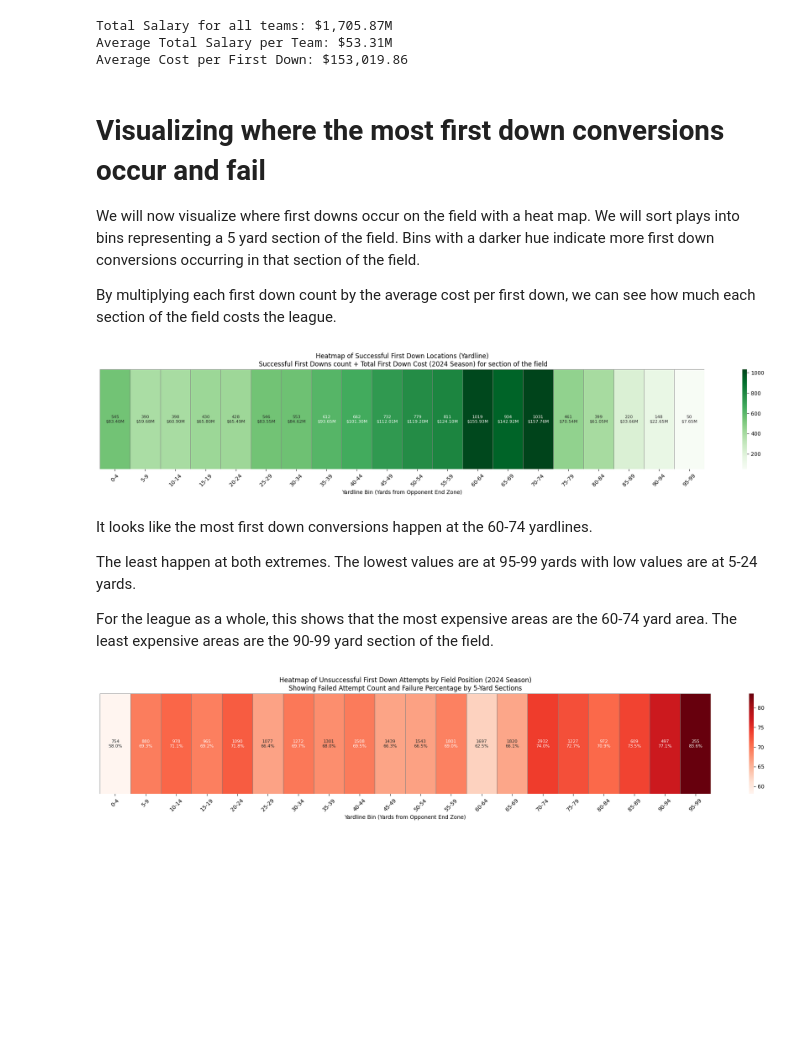
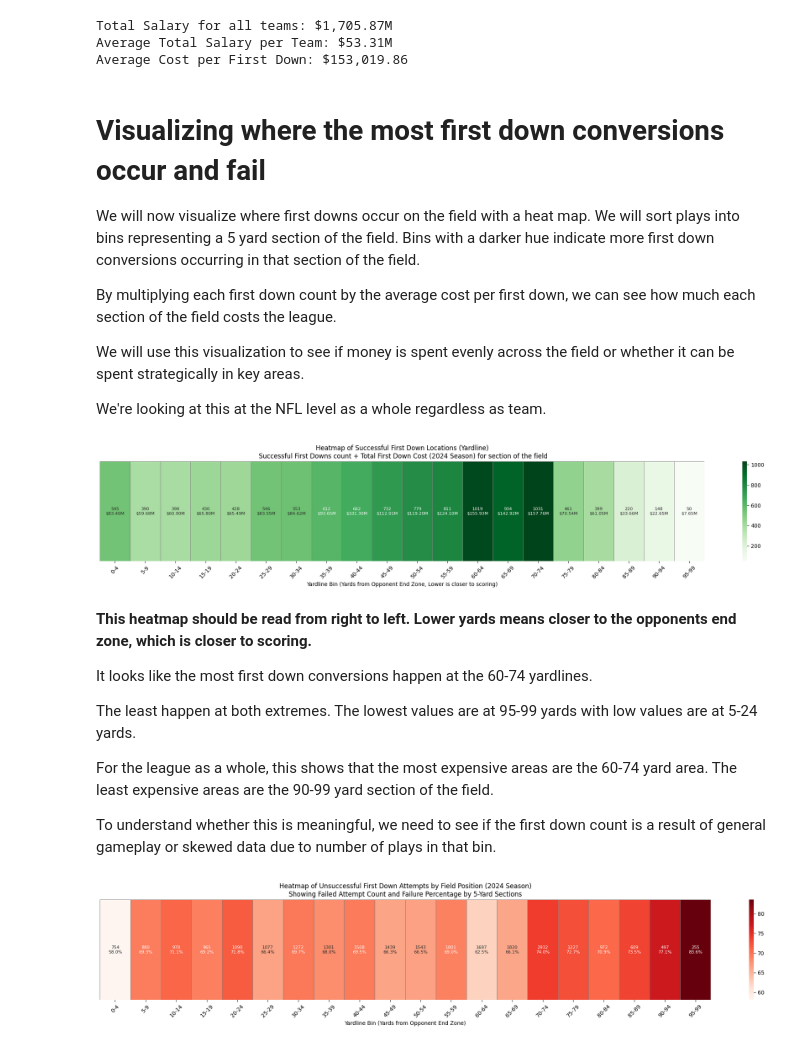
Before and after one commit to azcao95/group-25-mads-milestone-1, a Jupyter notebook: first_down.ipynb, the cells around one changed output. Drawn from its saved outputs; the diff is of its cells as text; code cells hidden in the pictures; blank space fills up the shorter version.

```diff
--- a/first_down.ipynb
+++ b/first_down.ipynb
@@ -226,7 +222,9 @@ active_offensive_players = active_roster_data[
 ]
 
 # Get only unique player names
-active_offensive_players = active_offensive_players[['player_name', 'team', 'position', 'player_id']].drop_duplicates()
+active_offensive_players = active_offensive_players[
+    ['player_name', 'team', 'position', 'player_id']
+].drop_duplicates()
 
 # Merge active offensive players with salary data on player_id
 active_offensive_players = pd.merge(
@@ -390,6 +388,10 @@ Average Cost per First Down: $153,019.86
 We will now visualize where first downs occur on the field with a heat map. We will sort plays into bins representing a 5 yard section of the field. Bins with a darker hue indicate more first down conversions occurring in that section of the field.
 
 By multiplying each first down count by the average cost per first down, we can see how much each section of the field costs the league.
+
+We will use this visualization to see if money is spent evenly across the field or whether it can be spent strategically in key areas.
+
+We're looking at this at the NFL level as a whole regardless as team.
 # %%
 first_down_plays_binned = first_down_plays.copy()
 
@@ -407,41 +409,45 @@ yard_counts['total_cost_per_first_down'] = (
 # Create annotations for the heatmap with average cost per yard bin
 annotations = []
 for i, row in yard_counts.iterrows():
     cost = row['total_cost_per_first_down']
     if pd.isna(cost):
         cost_str = "N/A"
     elif cost >= 1000000:
         cost_str = f"${cost/1000000:.2f}M"
     elif cost >= 1000:
         cost_str = f"${cost/1000:.0f}k"
     else:
         cost_str = f"${cost:.0f}"
     annotations.append(f"{row['count']}\n{cost_str}")
 
 # Create the heatmap with custom annotations
 plt.figure(figsize=(20, 4))
 sns.heatmap([yard_counts['count']], cmap='Greens', cbar=True, linewidths=0.5, linecolor='gray',
             annot=[annotations], fmt='', annot_kws={'fontsize': 8})
 
 plt.title('Heatmap of Successful First Down Locations (Yardline)\n Successful First Downs count + Total First Down Cost (2024 Season) for section of the field')
 plt.yticks([], [])  # Hide y-axis ticks since it's just one row
 plt.xticks(ticks=[
     i + 0.5 for i in range(len(yard_counts))],
     labels=[f"{int(interval.left)}-{int(interval.right-1)}" for interval in yard_counts['yard_bin']],
     rotation=45
 )
-plt.xlabel('Yardline Bin (Yards from Opponent End Zone)')
+plt.xlabel('Yardline Bin (Yards from Opponent End Zone, Lower is closer to scoring)')
 
 plt.tight_layout()
 plt.show()
 # %% [output]
-[figure, old version]
+[figure, new version]
 # %% [markdown]
+**This heatmap should be read from right to left. Lower yards means closer to the opponents end zone, which is closer to scoring.**
+
 It looks like the most first down conversions happen at the 60-74 yardlines.
 
 The least happen at both extremes. The lowest values are at 95-99 yards with low values are at 5-24 yards.
 
 For the league as a whole, this shows that the most expensive areas are the 60-74 yard area. The least expensive areas are the 90-99 yard section of the field.
+
+To understand whether this is meaningful, we need to see if the first down count is a result of general gameplay or skewed data due to number of plays in that bin.
 # %%
 pass_run_plays = df[df['play_type'].isin(['pass', 'run'])]
 
```
Also changed, not shown: parts of 30 cells of this notebook, 1 other file.
